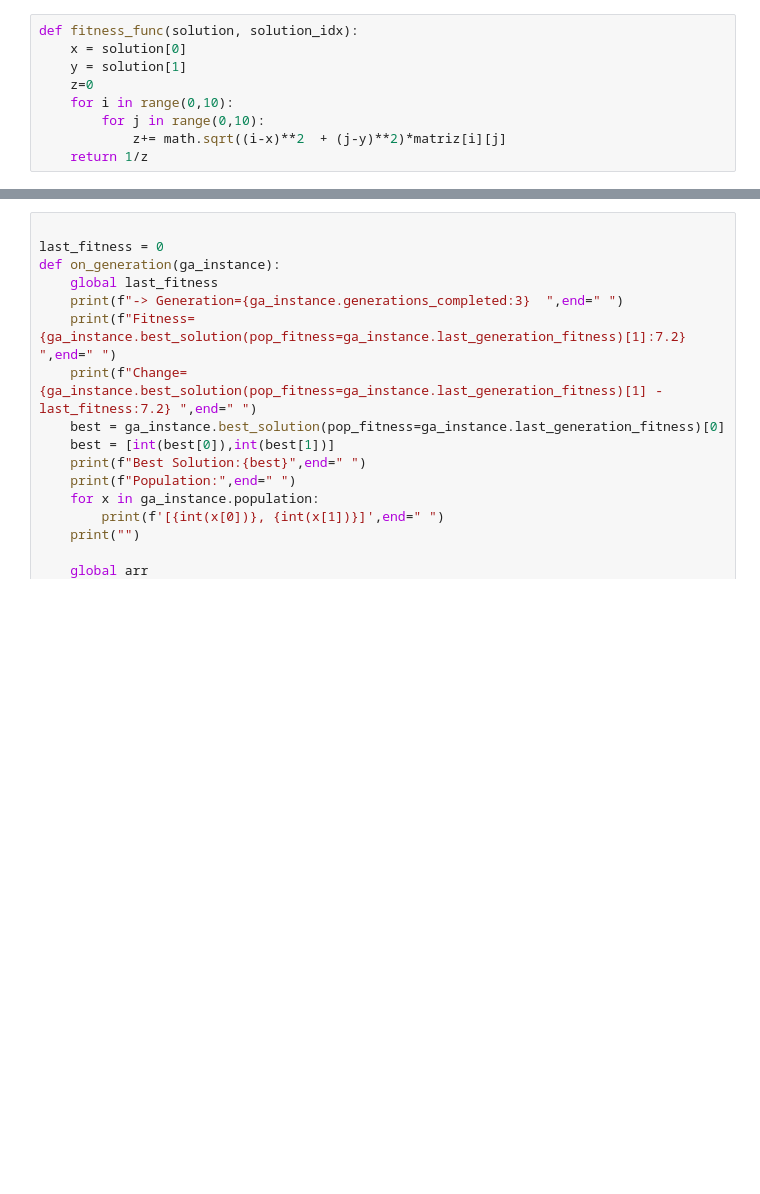
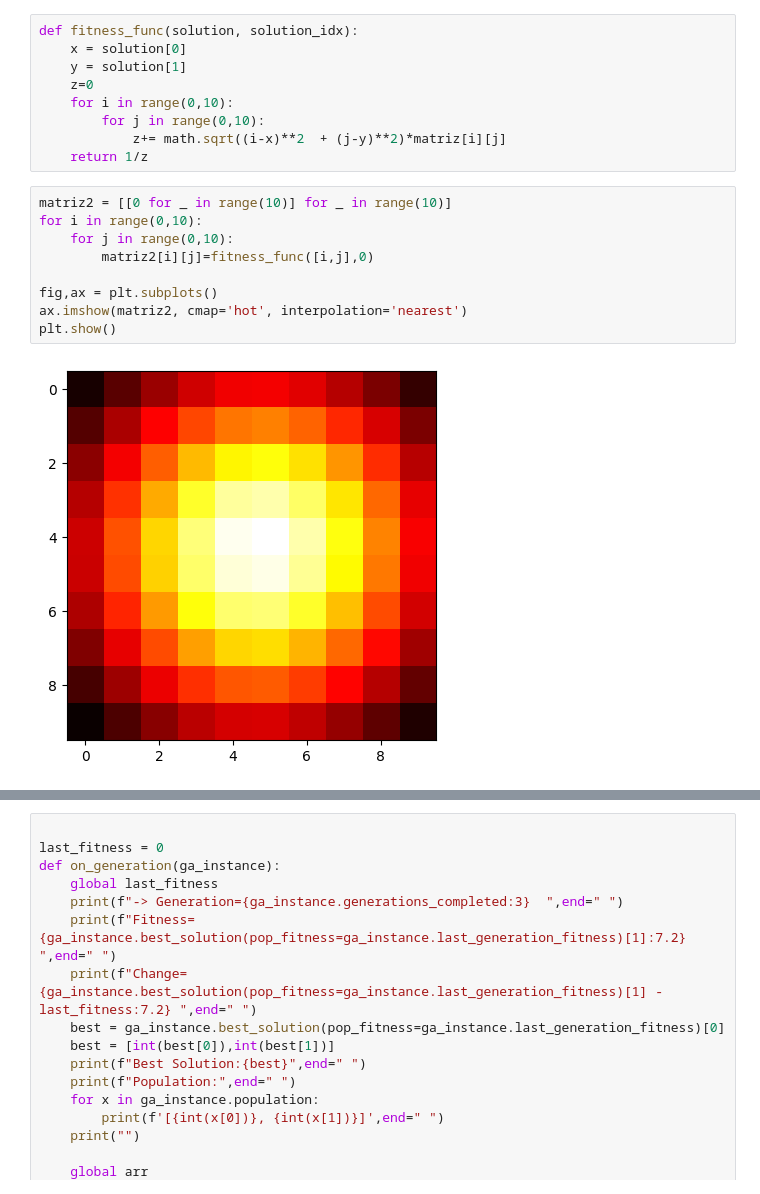
Before and after one commit to fideldalmasso/ic2022, a Jupyter notebook: TP2/notebook2.ipynb, the cells around one changed output, grey strips where cells are left out. Drawn from its saved outputs; the diff is of its cells as text; blank space fills up the shorter version.

```diff
--- a/TP2/notebook2.ipynb
+++ b/TP2/notebook2.ipynb
@@ -29,3 +29,14 @@ def fitness_func(solution, solution_idx):
         for j in range(0,10):
             z+= math.sqrt((i-x)**2  + (j-y)**2)*matriz[i][j]
     return 1/z
+# %%
+matriz2 = [[0 for _ in range(10)] for _ in range(10)]
+for i in range(0,10):
+    for j in range(0,10):
+        matriz2[i][j]=fitness_func([i,j],0)
+
+fig,ax = plt.subplots()
+ax.imshow(matriz2, cmap='hot', interpolation='nearest')
+plt.show()
+# %% [output]
+[figure, added]
```
Also changed, not shown: parts of 9 cells of this notebook.
